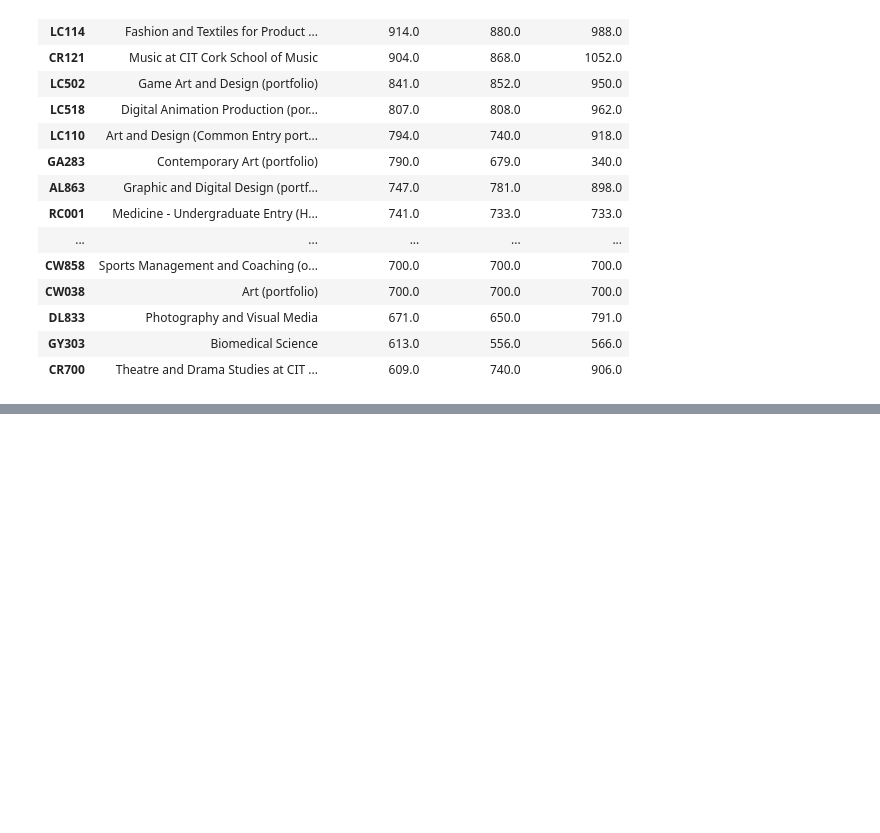
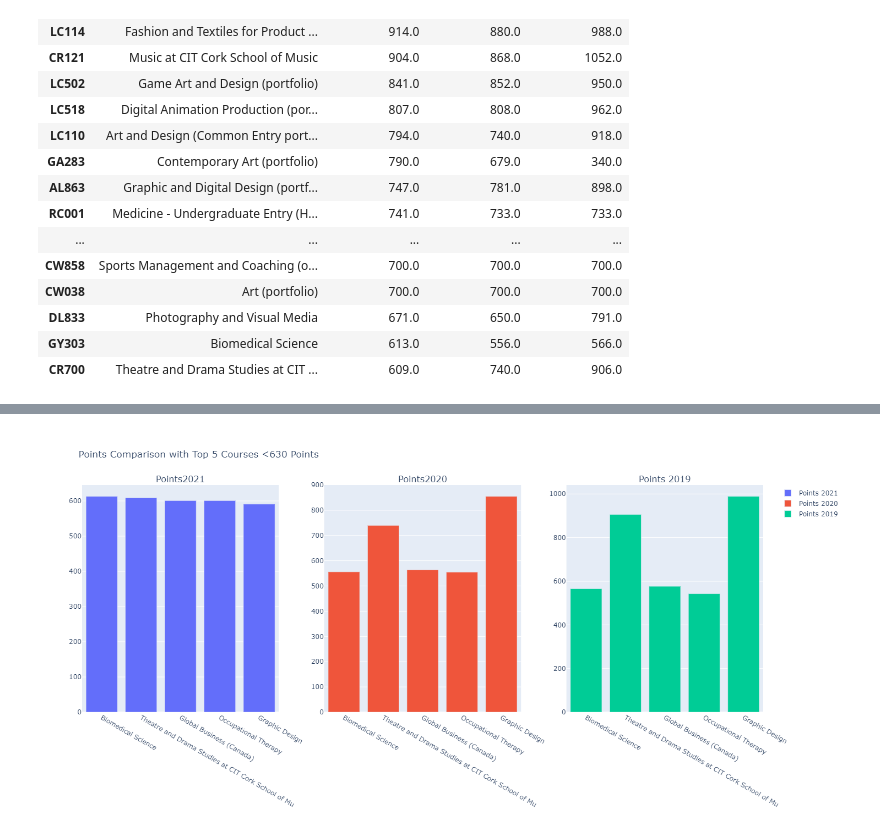
Before and after one commit to katel85/FundamentalsDA, a Jupyter notebook: Practicejoining.ipynb, the cells around one changed output, grey strips where cells are left out. Saved outputs shown, nothing was run; the diff lists cells and outputs as text; code cells hidden in the pictures; blank space fills up the shorter version.

```diff
--- a/Practicejoining.ipynb
+++ b/Practicejoining.ipynb
@@ -1356,0 +1402,15 @@ ac3.dropna().nlargest(19, ['points_r1_2021'], keep='last')
+# %%
+# The plots below are representing the top 5 courses from 2021 and what the points were for these courses in 2020 and 2019. It does not represent the top five courses from 2020 or 2019.
+#https://plotly.com/python/subplots/#multiple-subplots-with-titles
+#https://plotly.com/python-api-reference/generated/plotly.subplots.make_subplots.html
+fig = make_subplots(rows=1,cols=3, subplot_titles = ('Points2021', 'Points2020', 'Points 2019'))
+fig.add_trace(go.Bar(x=ac3top21['title'], y=ac3top21['points_r1_2021'], name = 'Points 2021'), row=1, col=1)
+fig.add_trace(go.Bar(x=ac3top21['title'], y=ac3top21['points_r1_2020'], name = 'Points 2020'), row=1, col=2)
+fig.add_trace(go.Bar(x=ac3top21['title'], y=ac3top21['points_r1_2019'], name = 'Points 2019'), row=1, col=3)
+
+fig.update_layout(height=700, width=700,
+                  title_text="Points Comparison with Top 5 Courses <630 Points in 2021")
+
+fig.show()
+# %% [output]
+[figure, added]
```
Also changed, not shown: parts of 29 cells of this notebook, 8 other files.
